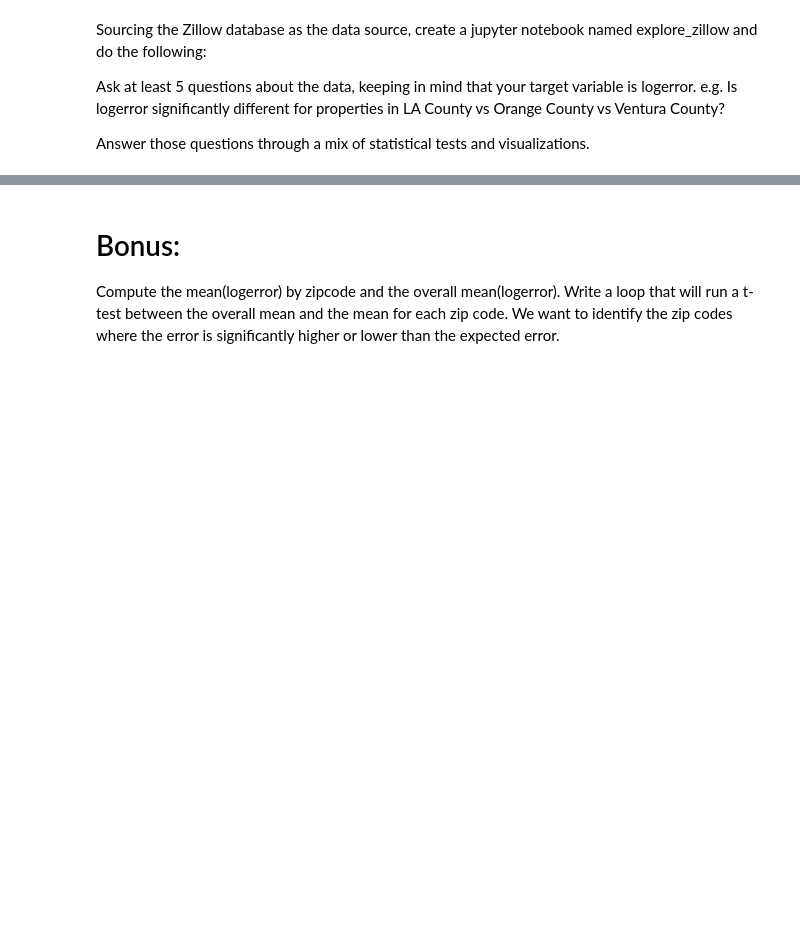
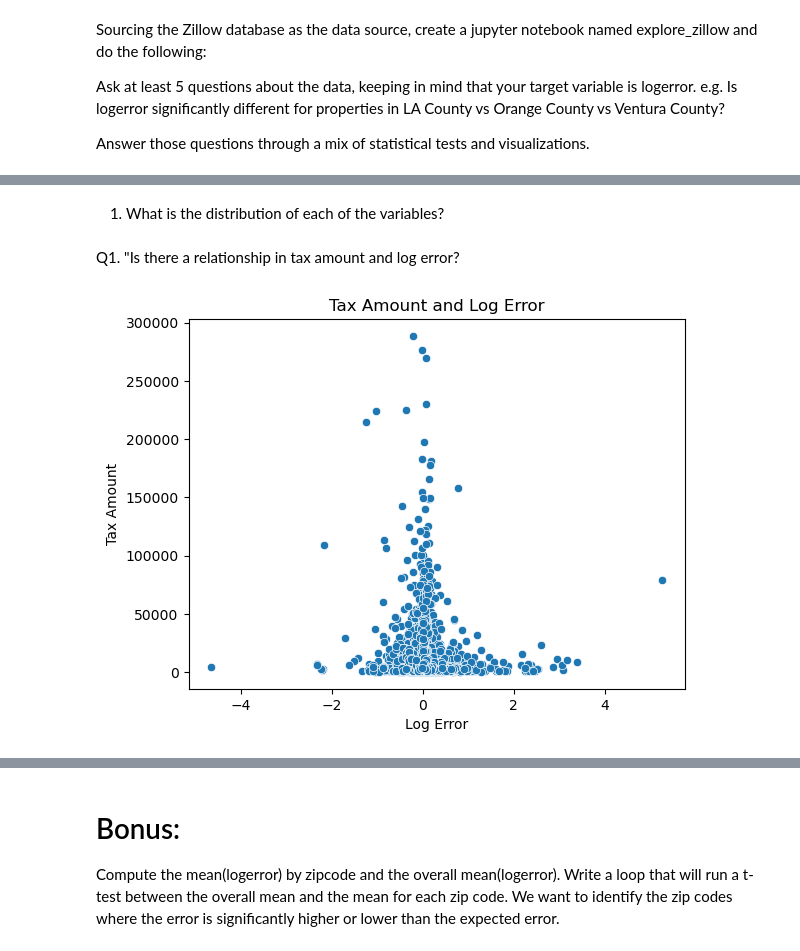
Before and after one commit to Marc-Aradillas/clustering-exercises, a Jupyter notebook: explore_zillow.ipynb, the cells around one changed output, grey strips where cells are left out. Saved outputs shown, nothing was run; the diff lists cells and outputs as text; code cells hidden in the pictures; blank space fills up the shorter version.

```diff
--- a/explore_zillow.ipynb
+++ b/explore_zillow.ipynb
@@ -40,0 +61,2 @@ df.shape
+# %%
+train, val, test = wrangle.train_val_test(df)
@@ -40,0 +73,2 @@ df.shape
+# %% [markdown]
+1. What is the distribution of each of the variables?
@@ -40,0 +78,10 @@ df.shape
+# %% [markdown]
+Q1. "Is there a relationship in tax amount and log error?
+# %%
+sns.scatterplot(x=train.logerror, y=train.taxamount	)
+plt.title("Tax Amount and Log Error")
+plt.xlabel("Log Error")
+plt.ylabel("Tax Amount")
+plt.show()
+# %% [output]
+[figure, added]
```
Also changed, not shown: parts of 6 cells of this notebook, 2 other files.
